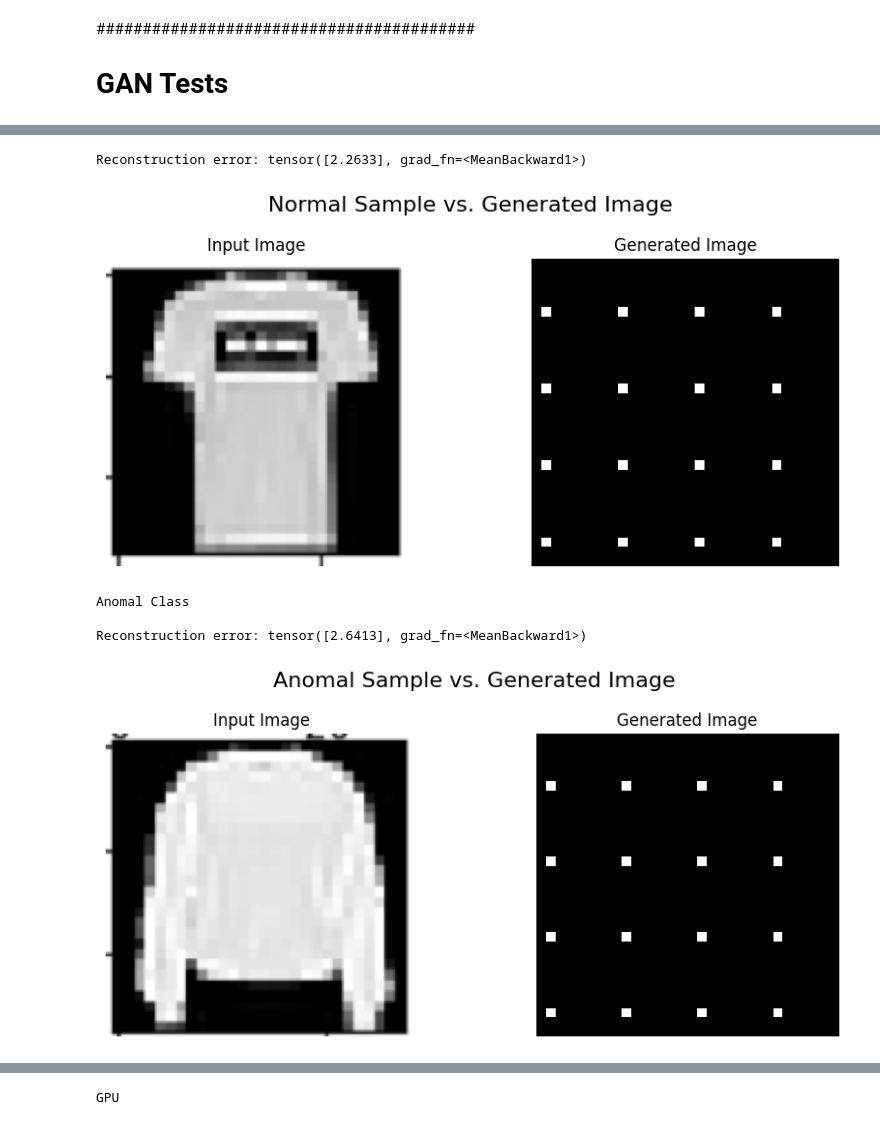
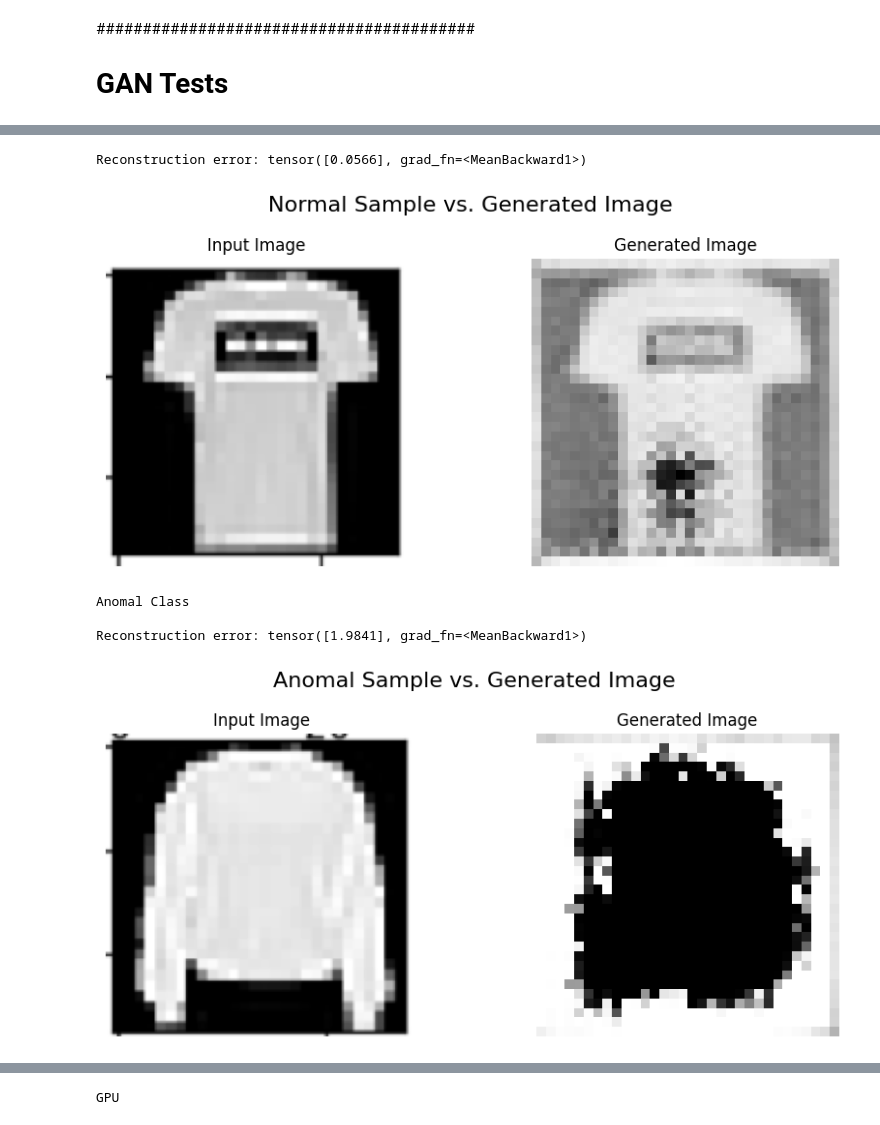
Before and after one commit to DavideEspositoPelella/Anomaly_Detection_GAN_Based, a Jupyter notebook: Deep_Learning_Project.ipynb, the cells around one changed output, grey strips where cells are left out. Drawn from its saved outputs; the diff is of its cells as text; code cells hidden in the pictures.

```diff
--- a/Deep_Learning_Project.ipynb
+++ b/Deep_Learning_Project.ipynb
@@ -1364,10 +1402,10 @@ accelerator_enabled = True
 display = False
 '''
 BATCH_SIZE = 1
-epochs = 40
+epochs = 7
 learning_rate = 0.0001
 subsampling = False
-subsamples = 1000
+subsamples = 9
 accelerator_enabled = True
 display = False
 # Utilities
@@ -1414,7 +1452,7 @@ else :
 # Train and save
 trainer.fit(model, data_module)
 trainer.save_checkpoint("/GAN/checkpoints/GAN.ckpt")
-torch.save(model.state_dict(), "./GAN/GAN_40ep_00001lr")
+torch.save(model.state_dict(), "./GAN/GAN_res")
 
 # Testing
 test_results = trainer.test(model, data_module)
@@ -1456,24 +1489,24 @@ LOCAL_RANK: 0 - CUDA_VISIBLE_DEVICES: [0]
 # %%
 #model = GAN_SOTA()
-model.load_state_dict(torch.load("./GAN/GAN_40ep_00001lr"))
+#model.load_state_dict(torch.load("./GAN/GAN_40ep_00001lr"))
 
 input_image_path = '0.png'     # t-shirt
 #input_image_path = '1.png'     # trousers
 #input_image_path = '4.png'     # coat
 #input_image_path = '5.png'     # sandal
 #input_image_path = '6.png'     # shirt
 #input_image_path = '7.png'     # Sneaker
 #input_image_path = '8.png'     # bag
 
 compare_img(input_image_path, model, "Normal Sample")
 
 print("Anomal Class")
 input_image_path = '6.png'
 compare_img(input_image_path, model, "Anomal Sample")
 # %% [output]
-Reconstruction error: tensor([2.2633], grad_fn=<MeanBackward1>)
+Reconstruction error: tensor([0.0566], grad_fn=<MeanBackward1>)
-[figure, old version]
+[figure, new version]
 Anomal Class
 
-Reconstruction error: tensor([2.6413], grad_fn=<MeanBackward1>)
+Reconstruction error: tensor([1.9841], grad_fn=<MeanBackward1>)
-[figure, old version]
+[figure, new version]
```
Also changed, not shown: parts of 11 cells of this notebook.
